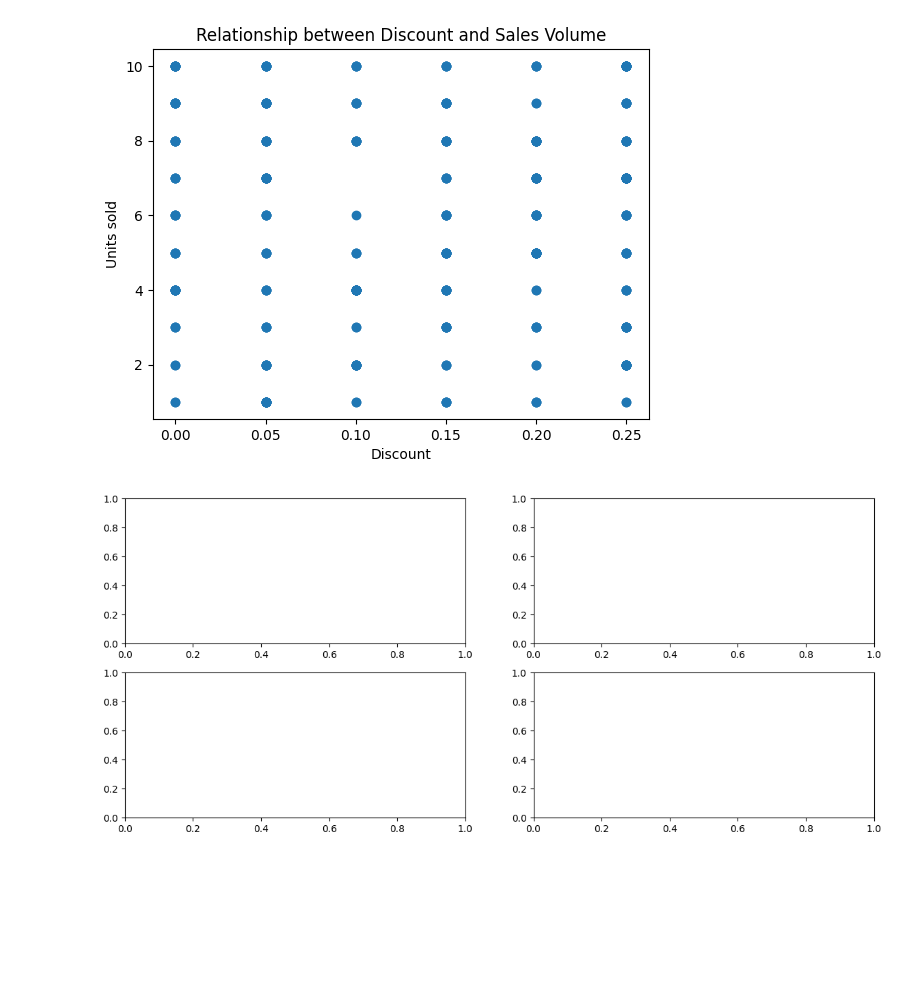
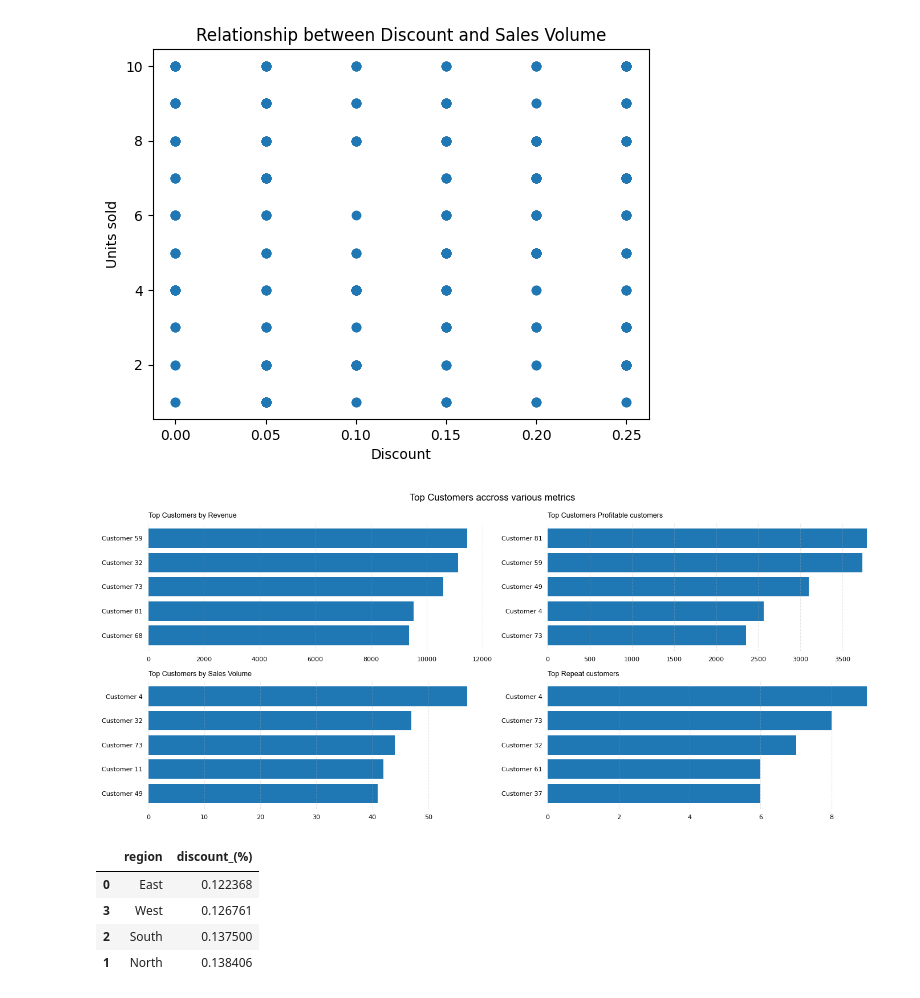
Before and after one commit to iamdrmeka/sales_performance, a Jupyter notebook: sales_performance.ipynb, the cells around one changed output. Saved outputs shown, nothing was run; the diff lists cells and outputs as text; code cells hidden in the pictures; blank space fills up the shorter version.

```diff
--- a/sales_performance.ipynb
+++ b/sales_performance.ipynb
@@ -312,7 +391,45 @@ top_sales_cust = df.groupby('customer_name')['units_sold'].sum().reset_index().s
 top_repeat_cust = df.groupby('customer_name')['customer_name'].value_counts().reset_index().sort_values(
     by='count', ascending=False).head(5)
 # %%
+#sort values
+top_repeat_cust.sort_values(by='count', ascending=True, inplace=True)
+top_sales_cust.sort_values(by='units_sold', ascending=True, inplace=True)
+top_profit_cust.sort_values(by='profit', ascending=True, inplace=True)
+top_rev_cust.sort_values(by='revenue', ascending=True, inplace=True)
+
+
+
 fig, ax = plt.subplots(2,2, figsize=(14,6))
-plt.suptitle("Top Customers accross various metrics")
+plt.suptitle("Top Customers accross various metrics", fontname='arial', fontsize=12)
+ax[0,0].barh(top_rev_cust['customer_name'], top_rev_cust['revenue'])
+ax[0,0].set_title("Top Customers by Revenue", loc='left', fontname='arial', fontsize=9)
+
+ax[0,1].barh(top_profit_cust['customer_name'], top_profit_cust['profit'])
+ax[0,1].set_title("Top Customers Profitable customers", loc='left', fontname='arial', fontsize=9)
+
+ax[1,0].barh(top_sales_cust['customer_name'], top_sales_cust['units_sold'])
+ax[1,0].set_title("Top Customers by Sales Volume", loc='left', fontname='arial', fontsize=9)
+
+ax[1,1].barh(top_repeat_cust['customer_name'], top_repeat_cust['count'])
+ax[1,1].set_title("Top Repeat customers", loc='left', fontname='arial', fontsize=9)
+
+for chart in ax.flatten():
+    for spine in chart.spines.values():
+        spine.set_visible(False)
+
+    chart.grid(axis='x', linestyle='--', alpha=0.3)
+    chart.tick_params(axis='both', labelsize=8, left = False, bottom=False)
+
+
+plt.tight_layout()
+plt.show()
 # %% [output]
-[figure, old version]
+[figure, new version]
+# %%
+df.groupby('region')['discount_(%)'].mean().reset_index().sort_values(by='discount_(%)')
+# %% [output]
+|  | region | discount_(%) |
+| 0 | East | 0.122368 |
+| 3 | West | 0.126761 |
+| 2 | South | 0.137500 |
+| 1 | North | 0.138406 |
```
Also changed, not shown: parts of 7 cells of this notebook, 16 other files.
